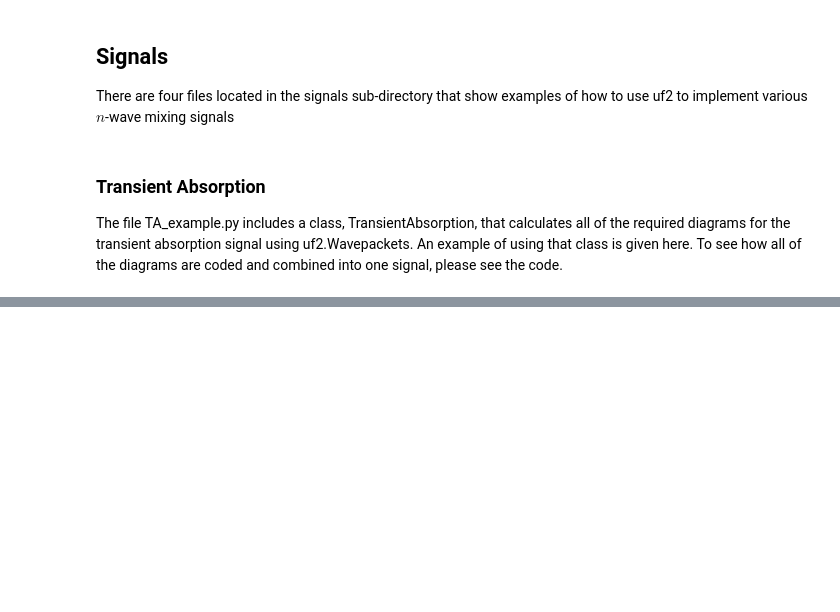
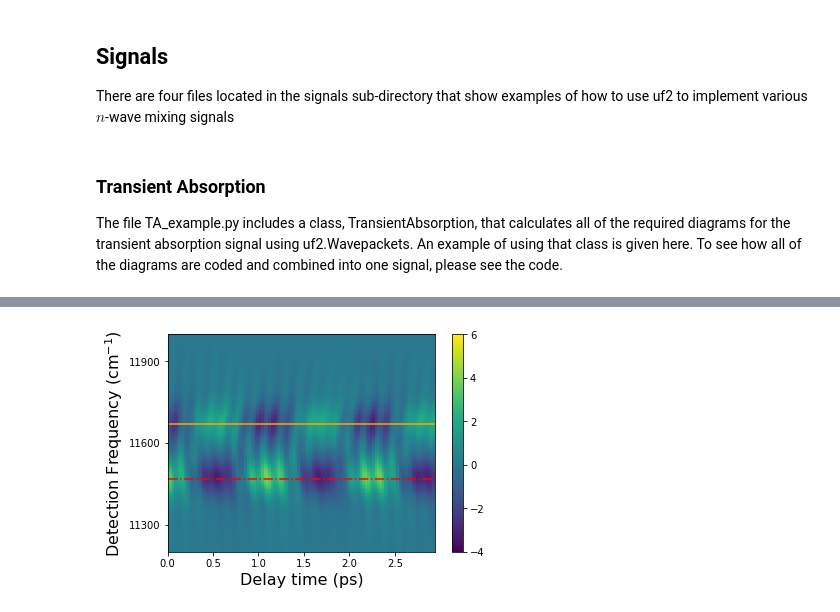
Before and after one commit to peterarose/ultrafastultrafast, a Jupyter notebook: UF2_Colab.ipynb, the cells around one changed output, grey strips where cells are left out. Saved outputs shown, nothing was run; the diff lists cells and outputs as text; code cells hidden in the pictures; blank space fills up the shorter version.

```diff
--- a/UF2_Colab.ipynb
+++ b/UF2_Colab.ipynb
@@ -279,0 +325,9 @@ ta_iso.plot_pump_probe_spectra(frequency_range = [-5,5],subtract_DC=True,save_fi
+# %%
+# Load and plot TA spectrum. Default load_file_name is 'TA_spectra_iso_ave.npz'
+analyze_ta_iso = uf2.signals.AnalyzeTransientAbsorption(file_path,load_file_name='default')
+analyze_ta_iso.plotTA_units(omega_0=200,frequency_range=[11200,12000],subtract_DC=True,color_range=[-4,6],save_fig=True)
+plt.axhline(y=11469.5,color='red',linestyle='-.')
+plt.axhline(y=11669.5,color='orange')
+yticks = plt.yticks([11300,11600,11900])
+# %% [output]
+[figure, added]
```
Also changed, not shown: parts of 16 cells of this notebook, 2 other files.
